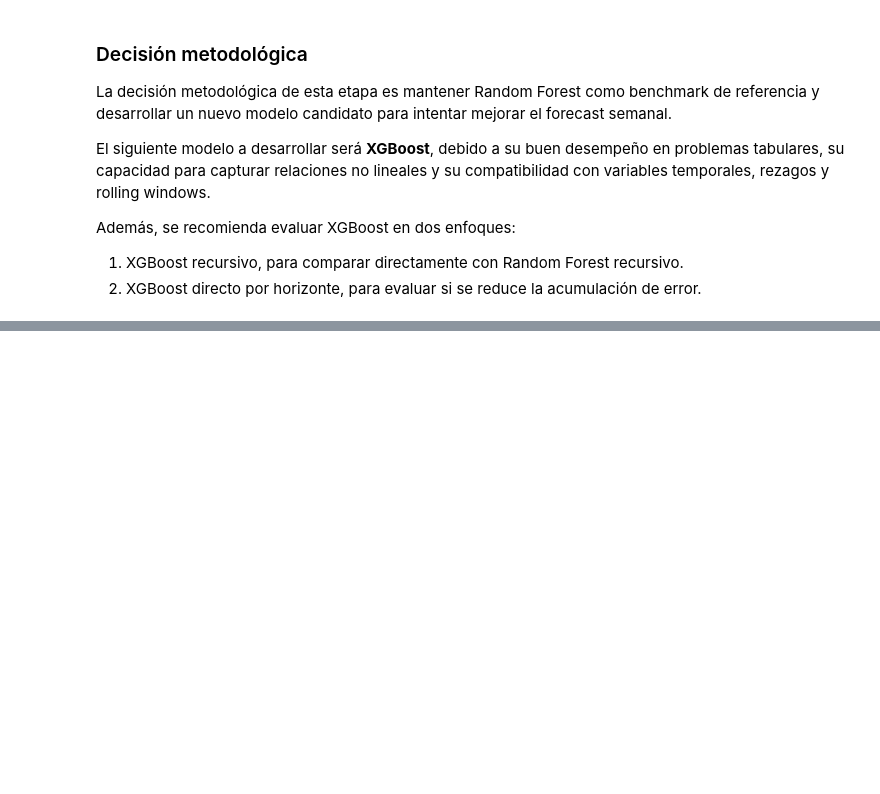
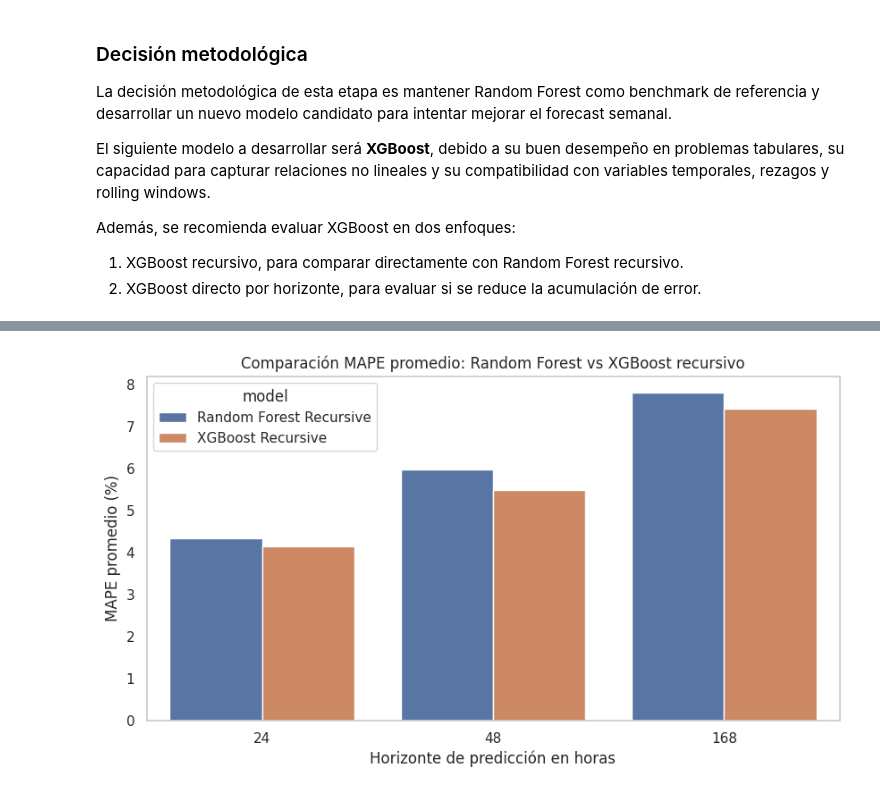
Before and after one commit to jonabaroadsrp/Portafolio_Energia_P1, a Jupyter notebook: forecasting_de_demanda_electrica_P1.ipynb, the cells around one changed output, grey strips where cells are left out. Cells and saved outputs as stored; diff of their text form; code cells hidden in the pictures; blank space fills up the shorter version.

```diff
--- a/forecasting_de_demanda_electrica_P1.ipynb
+++ b/forecasting_de_demanda_electrica_P1.ipynb
@@ -3397,0 +3715,21 @@ Además, se recomienda evaluar XGBoost en dos enfoques:
+# %%
+# ============================================================
+# 90. COMPARACIÓN RF RECURSIVO VS XGBOOST RECURSIVO
+# ============================================================
+
+rf_recursive_summary_for_compare = multi_origin_summary.copy()
+rf_recursive_summary_for_compare['model'] = 'Random Forest Recursive'
+
+xgb_recursive_summary_for_compare = xgb_recursive_multi_origin_summary.copy()
+xgb_recursive_summary_for_compare['model'] = 'XGBoost Recursive'
+
+recursive_model_comparison = pd.concat([
+    rf_recursive_summary_for_compare,
+    xgb_recursive_summary_for_compare
+], ignore_index=True)
+
+recursive_model_comparison = recursive_model_comparison[[
+    'model', 'horizon_hours', 'MAE_mean', 'RMSE_mean', 'MAPE_mean', 'MAPE_std', 'n_origins'
+]]
+
+recursive_model_comparison
@@ -3397,0 +3744,20 @@ Además, se recomienda evaluar XGBoost en dos enfoques:
+# %%
+# ============================================================
+# 91. GRÁFICO COMPARATIVO RF VS XGBOOST RECURSIVO
+# ============================================================
+
+plt.figure(figsize=(10, 5))
+sns.barplot(
+    data=recursive_model_comparison,
+    x='horizon_hours',
+    y='MAPE_mean',
+    hue='model'
+)
+
+plt.title('Comparación MAPE promedio: Random Forest vs XGBoost recursivo')
+plt.xlabel('Horizonte de predicción en horas')
+plt.ylabel('MAPE promedio (%)')
+plt.grid(axis='y')
+plt.show()
+# %% [output]
+[figure, added]
```
Also changed, not shown: parts of 37 cells of this notebook.
